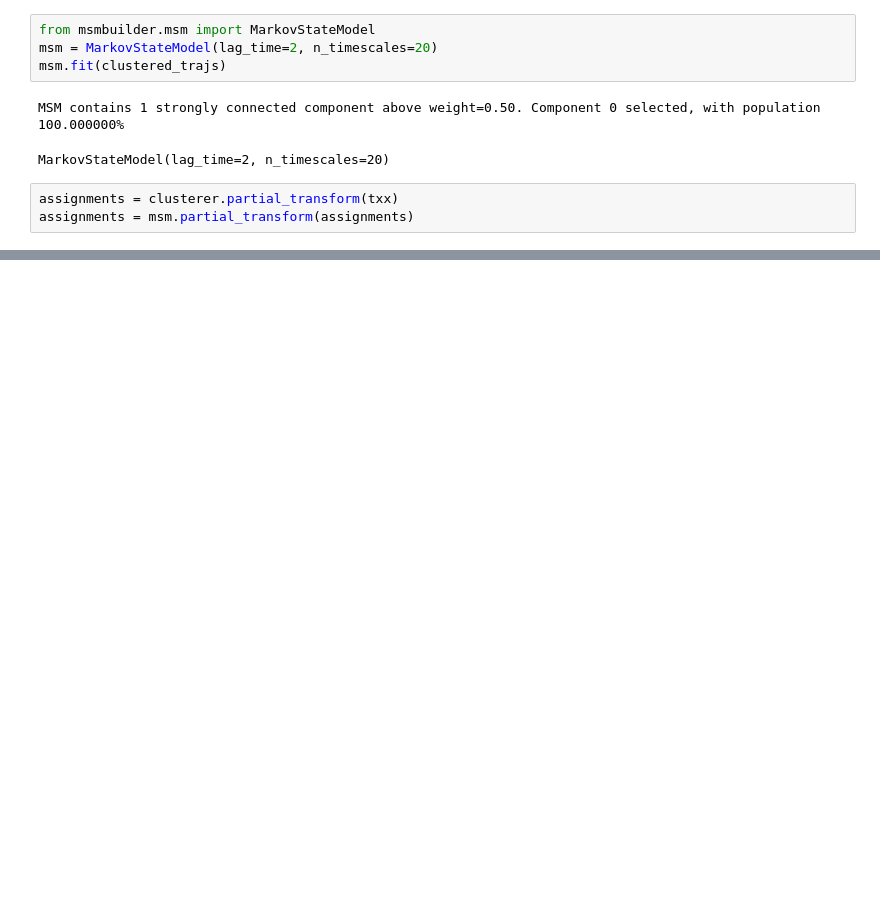
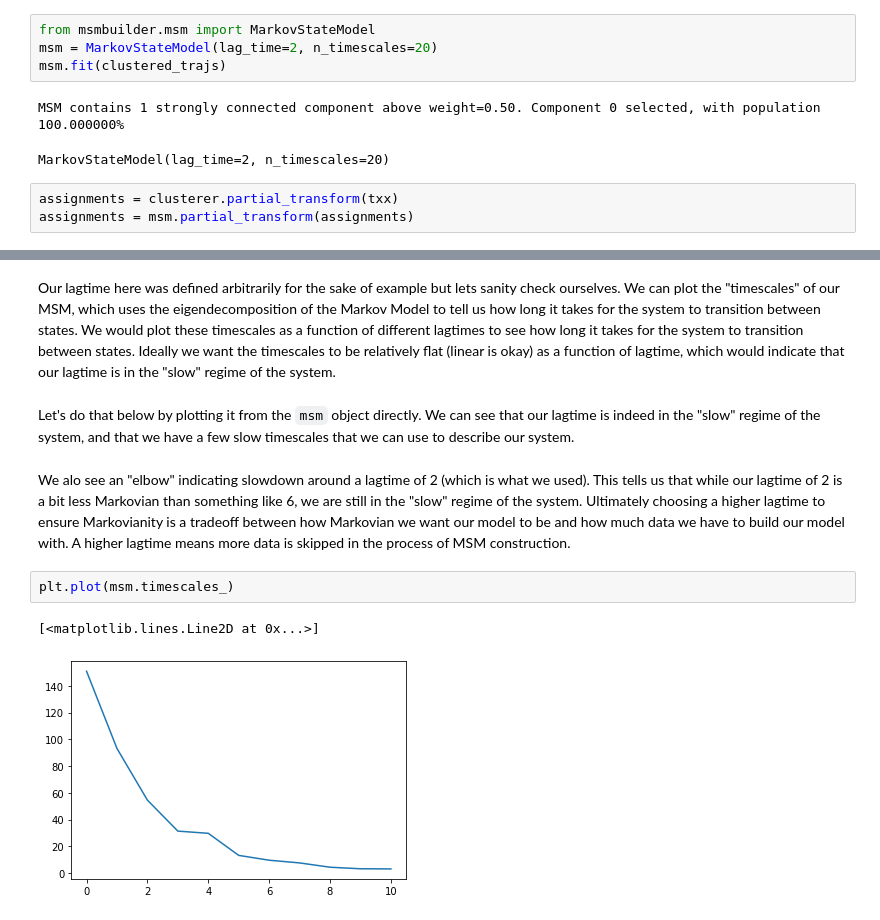
Before and after one commit to sukritsingh/compchem-class, a Jupyter notebook: markov-model.ipynb, the cells around one changed output, grey strips where cells are left out. Saved outputs shown, nothing was run; the diff lists cells and outputs as text; blank space fills up the shorter version.

```diff
--- a/markov-model.ipynb
+++ b/markov-model.ipynb
@@ -127,0 +162,16 @@ plt.colorbar(label="Population")
+# %% [markdown]
+Our lagtime here was defined arbitrarily for the sake of example but lets sanity check ourselves.
+We can plot the "timescales" of our MSM, which uses the eigendecomposition of the Markov Model to tell us how long it takes for the system to transition between states.
+We would plot these timescales as a function of different lagtimes to see how long it takes for the system to transition between states.
+Ideally we want the timescales to be relatively flat (linear is okay) as a function of lagtime, which would indicate that our lagtime is in the "slow" regime of the system.
+# %% [markdown]
+Let's do that below by plotting it from the `msm` object directly. We can see that our lagtime is indeed in the "slow" regime of the system, and that we have a few slow timescales that we can use to describe our system.
+# %% [markdown]
+We alo see an "elbow" indicating slowdown around a lagtime of 2 (which is what we used).
+This tells us that while our lagtime of 2 is a bit less Markovian than something like 6, we are still in the "slow" regime of the system.
+Ultimately choosing a higher lagtime to ensure Markovianity is a tradeoff between how Markovian we want our model to be and how much data we have to build our model with. A higher lagtime means more data is skipped in the process of MSM construction.
+# %%
+plt.plot(msm.timescales_)
+# %% [output]
+[<matplotlib.lines.Line2D at 0x...>]
+[figure, added]
```
Also changed, not shown: parts of 16 cells of this notebook.
